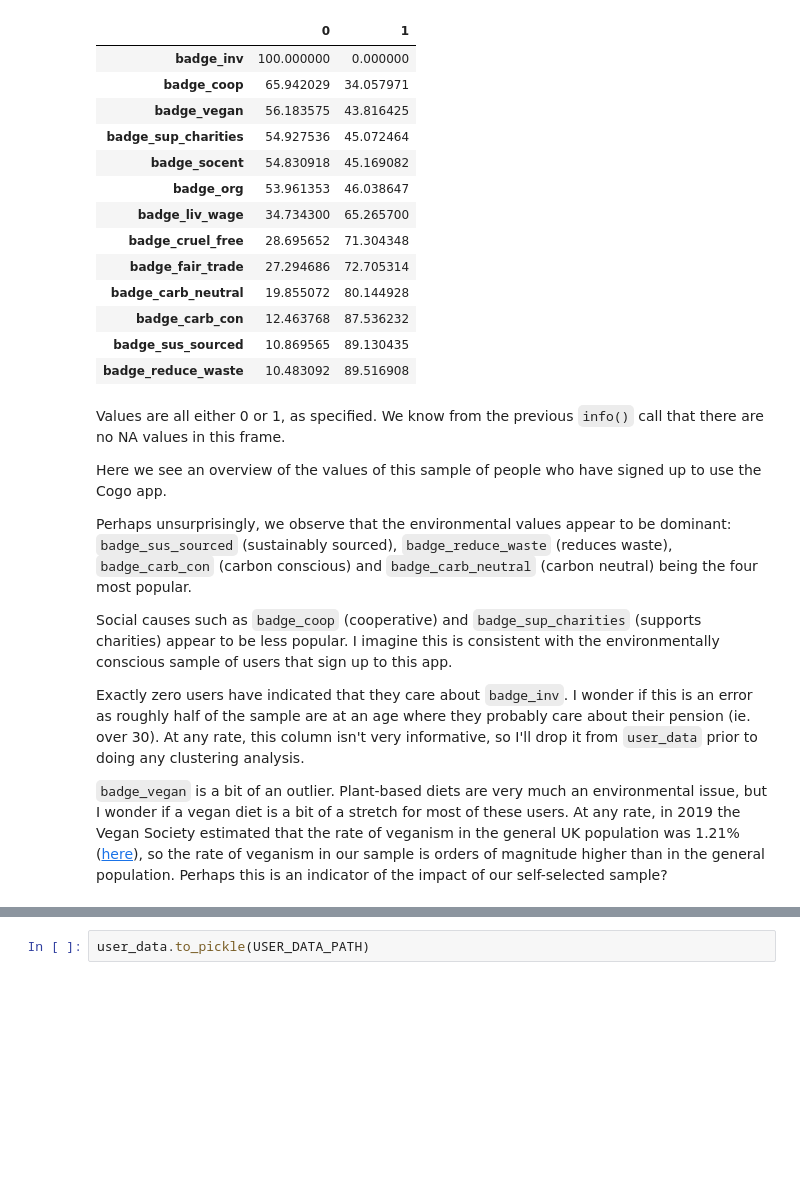
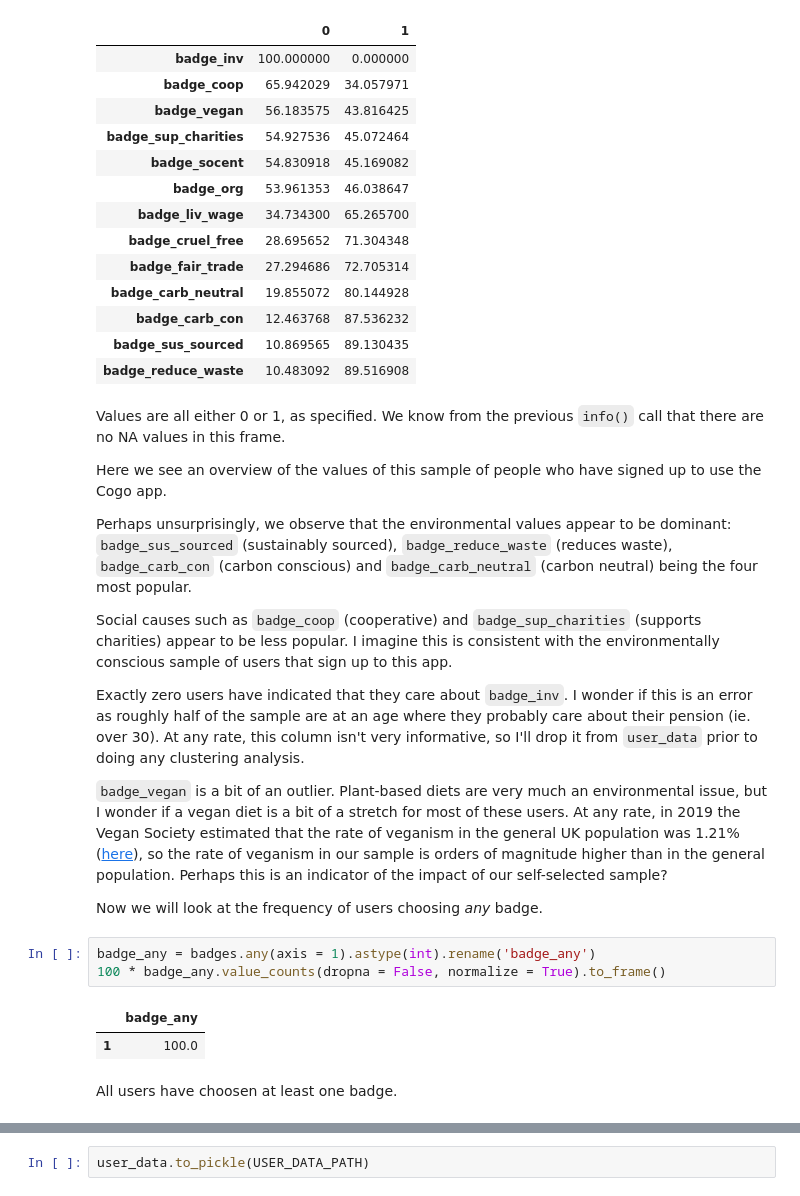
Before and after one commit to jackhjfission/cogo-inteview, a Jupyter notebook: notebooks/00_explore-and-clean.ipynb, the cells around one changed output, grey strips where cells are left out. Drawn from its saved outputs; the diff is of its cells as text; blank space fills up the shorter version.

```diff
--- a/notebooks/00_explore-and-clean.ipynb
+++ b/notebooks/00_explore-and-clean.ipynb
@@ -300,6 +311,16 @@ Social causes such as `badge_coop` (cooperative) and `badge_sup_charities` (supp
 Exactly zero users have indicated that they care about `badge_inv`. I wonder if this is an error as roughly half of the sample are at an age where they probably care about their pension (ie. over 30). At any rate, this column isn't very informative, so I'll drop it from `user_data` prior to doing any clustering analysis.
 
 `badge_vegan` is a bit of an outlier. Plant-based diets are very much an environmental issue, but I wonder if a vegan diet is a bit of a stretch for most of these users. At any rate, in 2019 the Vegan Society estimated that the rate of veganism in the general UK population was 1.21% ([here](https://www.vegansociety.com/news/media/statistics/worldwide)), so the rate of veganism in our sample is orders of magnitude higher than in the general population. Perhaps this is an indicator of the impact of our self-selected sample?
+
+Now we will look at the frequency of users choosing _any_ badge.
+# %%
+badge_any = badges.any(axis = 1).astype(int).rename('badge_any')
+100 * badge_any.value_counts(dropna = False, normalize = True).to_frame()
+# %% [output]
+|  | badge_any |
+| 1 | 100.0 |
+# %% [markdown]
+All users have choosen at least one badge.
 # %% [markdown]
 ## Output data
 
```
Also changed, not shown: parts of 4 cells of this notebook.
